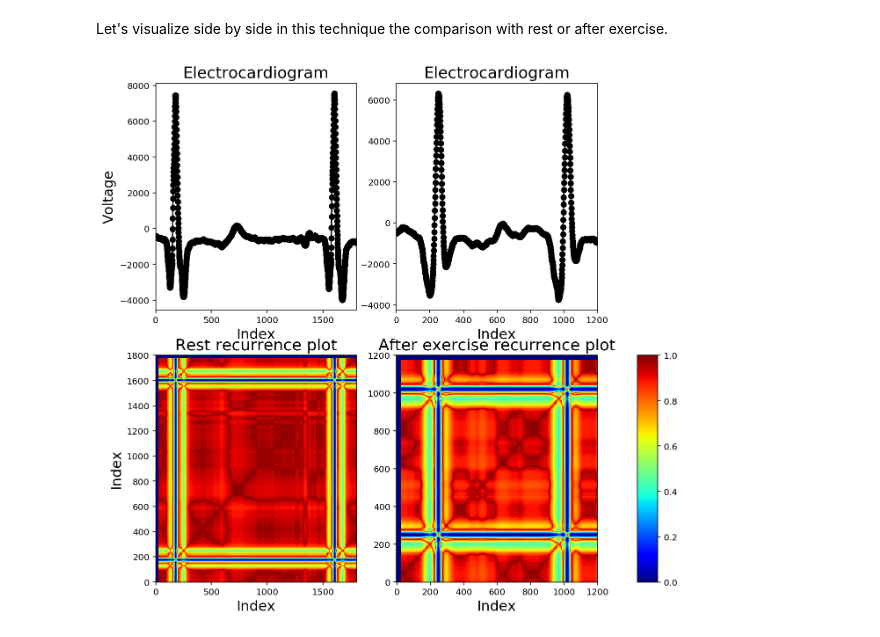
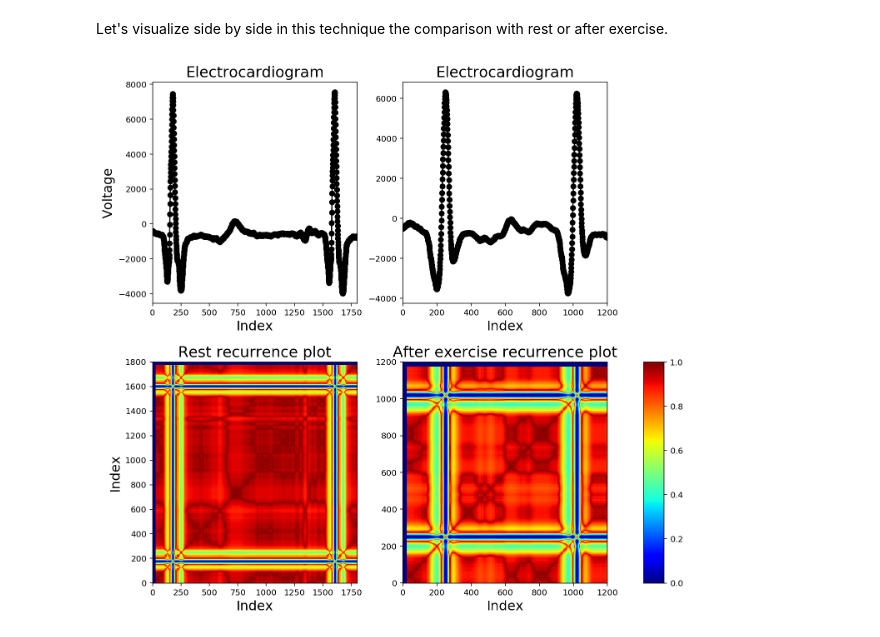
Before and after one commit to DanidelRio/electrocardiogram_analysis, a Jupyter notebook: 07-Rest_vs_exercise.ipynb, the cells around one changed output. Saved outputs shown, nothing was run; the diff lists cells and outputs as text; code cells hidden in the pictures.

Commit message:
Tight layout in recurrence comparison figures

```diff
--- a/07-Rest_vs_exercise.ipynb
+++ b/07-Rest_vs_exercise.ipynb
@@ -581,31 +546,32 @@ gs = gridspec.GridSpec(2, 2, height_ratios=[1, 1], width_ratios=[1, 1], wspace=0
 axs[0, 0].plot(index_surrogate_rest, surrogate_rest, marker="o", c="k")
 axs[0, 0].set_title("Electrocardiogram")
 axs[0, 0].set_xlabel("Index")
 axs[0, 0].set_ylabel("Voltage")
 axs[0, 0].set_xlim(0, len(index_surrogate_rest))
 
 axs[0, 1].plot(index_surrogate_exer, surrogate_exer, marker="o", c="k")
 axs[0, 1].set_title("Electrocardiogram")
 axs[0, 1].set_xlabel("Index")
 axs[0, 1].set_xlim(0, len(index_surrogate_exer))
 
 plot = axs[1, 0].imshow(normal_euclid_rest, origin='lower', aspect="auto", cmap="jet")
 axs[1, 0].set_title("Rest recurrence plot")
 axs[1, 0].set_xlabel("Index")
 axs[1, 0].set_ylabel("Index")
 axins = inset_axes(axs[1,0],
                width="10%", # width = 10% of parent_bbox width
                height="100%", # height : 50%
                loc=6,
                bbox_to_anchor=(2.4, 0, 1, 1),
                bbox_transform=axs[1,0].transAxes,
                borderpad=0,)
 
 axs[1, 1].imshow(normal_euclid_exer, origin='lower', aspect="auto", cmap="jet")
 axs[1, 1].set_title("After exercise recurrence plot")
 axs[1, 1].set_xlabel("Index")
 
 cbar = plt.colorbar(plot, cax=axins)
+fig.tight_layout()
 fig.subplots_adjust(top=1)
 # %% [output]
-[figure, old version]
+[figure, new version]
```
Also changed, not shown: parts of 1 cell of this notebook, 1 other file.
